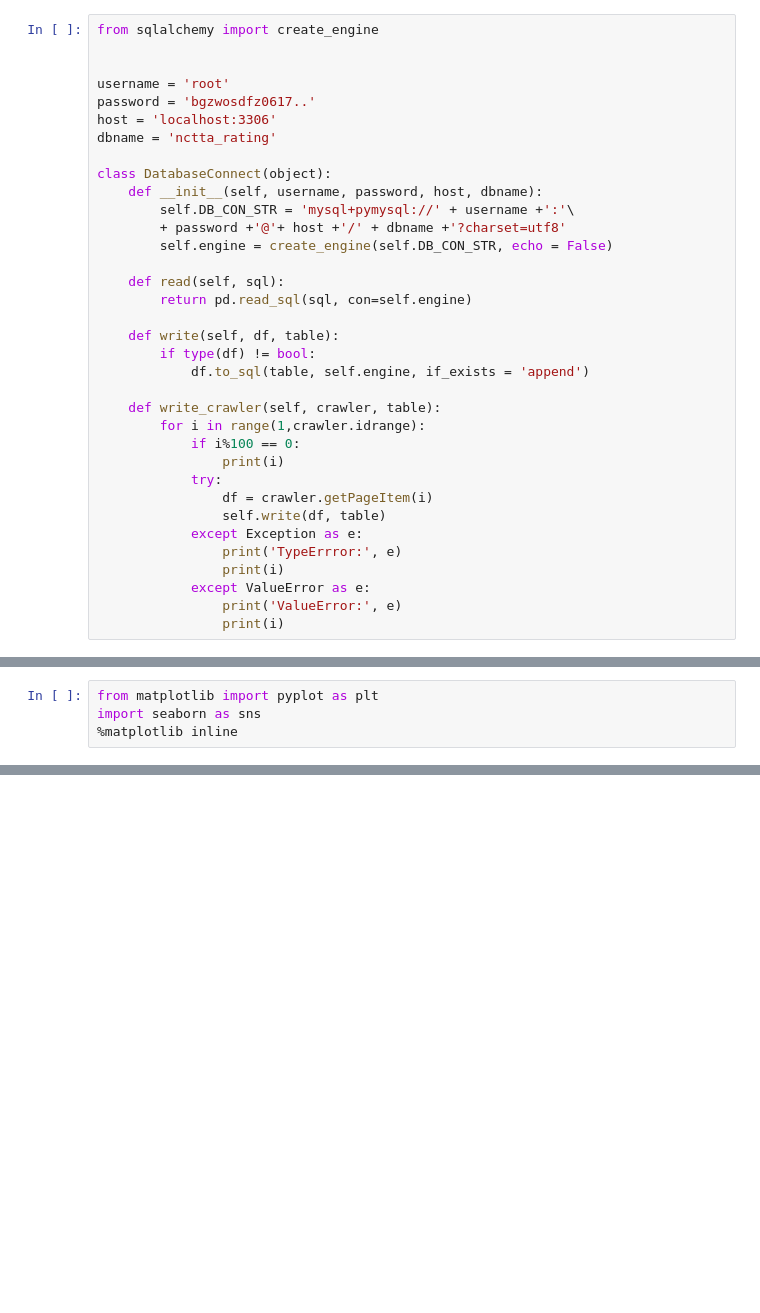
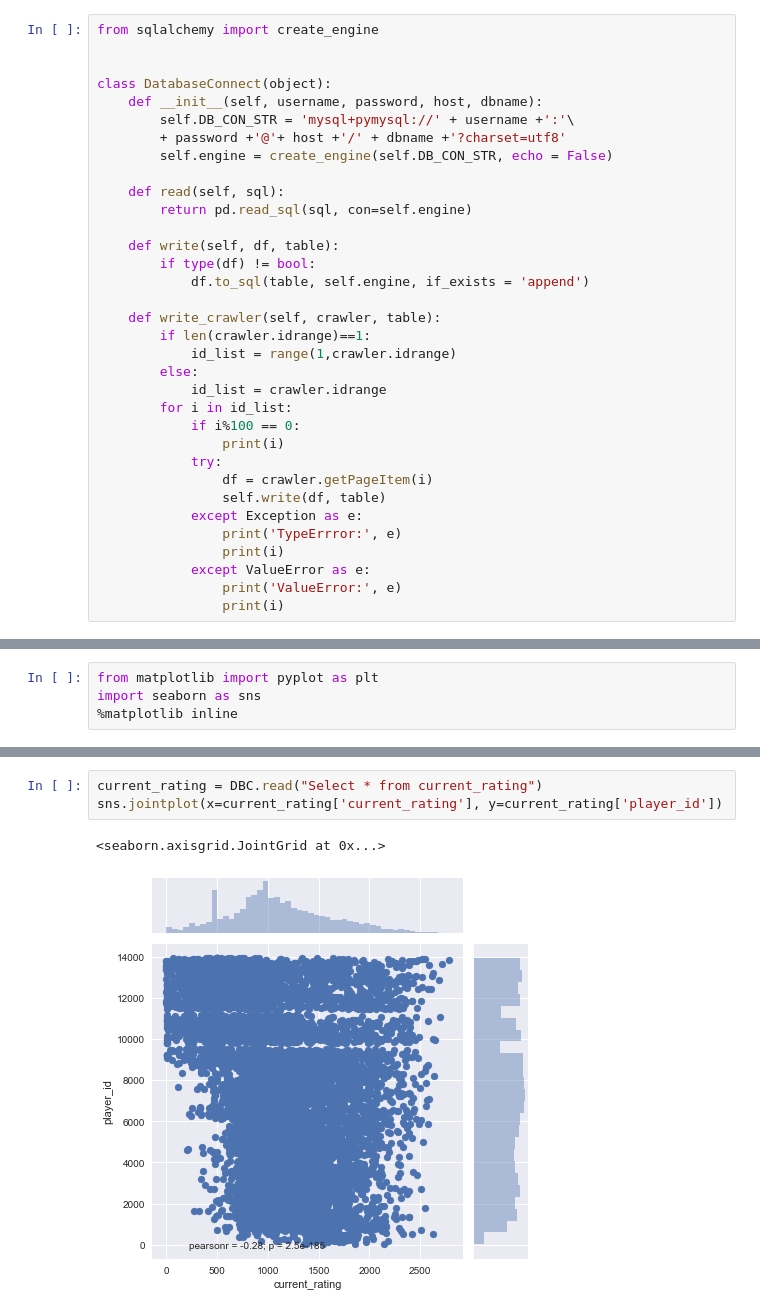
Before and after one commit to LiamLi1/nctta_rating, a Jupyter notebook: Nctta_crawling.ipynb, the cells around one changed output, grey strips where cells are left out. Cells and saved outputs as stored; diff of their text form; blank space fills up the shorter version.

```diff
--- a/Nctta_crawling.ipynb
+++ b/Nctta_crawling.ipynb
@@ -170,11 +185,6 @@ cc = crawlor.getPageItem(1000)
 # %%
 from sqlalchemy import create_engine
 
-
-username = 'root'
-password = 'bgzwosdfz0617..'
-host = 'localhost:3306'
-dbname = 'nctta_rating'
 
 class DatabaseConnect(object):
     def __init__(self, username, password, host, dbname):
@@ -190,7 +200,11 @@ class DatabaseConnect(object):
             df.to_sql(table, self.engine, if_exists = 'append')
 
     def write_crawler(self, crawler, table):
-        for i in range(1,crawler.idrange):
+        if len(crawler.idrange)==1:
+            id_list = range(1,crawler.idrange)
+        else:
+            id_list = crawler.idrange
+        for i in id_list:
             if i%100 == 0:
                 print(i)
             try:
@@ -279,0 +245,6 @@ import seaborn as sns
+# %%
+current_rating = DBC.read("Select * from current_rating")
+sns.jointplot(x=current_rating['current_rating'], y=current_rating['player_id'])
+# %% [output]
+<seaborn.axisgrid.JointGrid at 0x...>
+[figure, added]
```
Also changed, not shown: parts of 10 cells of this notebook, 3 other files.
